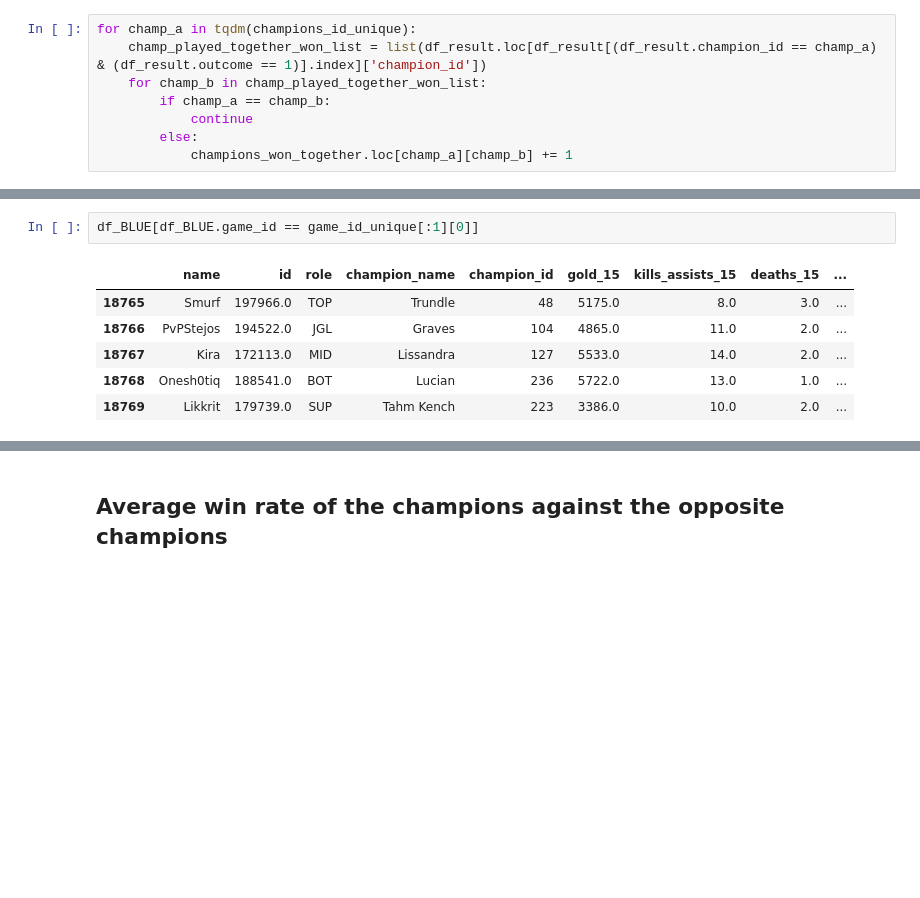
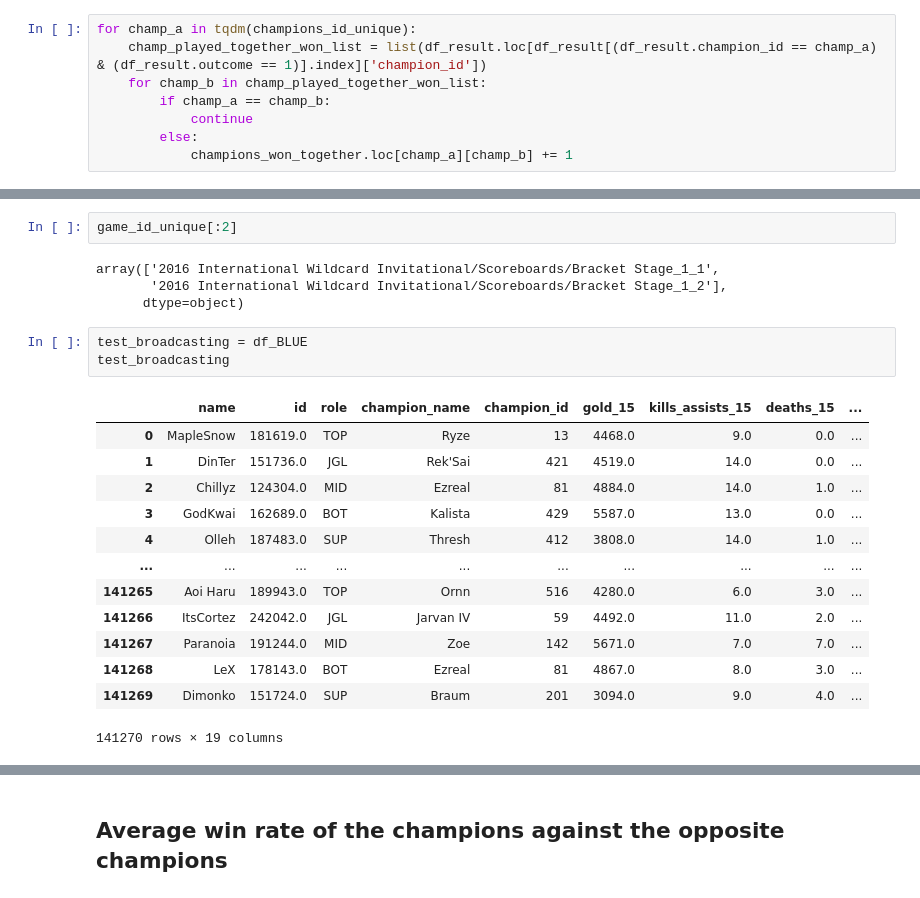
Before and after one commit to stephanyvargas/LoL_winner_predictor, a Jupyter notebook: notebooks/feature_engineer_Stephy.ipynb, the cells around one changed output, grey strips where cells are left out. Cells and saved outputs as stored; diff of their text form; blank space fills up the shorter version.

```diff
--- a/notebooks/feature_engineer_Stephy.ipynb
+++ b/notebooks/feature_engineer_Stephy.ipynb
@@ -342,9 +345,23 @@ sns.heatmap(champions_won_percentage.loc[75:100, 75:100], annot=True)#, cmap='Rd
+# %%
+game_id_unique[:2]
+# %% [output]
+array(['2016 International Wildcard Invitational/Scoreboards/Bracket Stage_1_1',
+       '2016 International Wildcard Invitational/Scoreboards/Bracket Stage_1_2'],
+      dtype=object)
 # %%
-df_BLUE[df_BLUE.game_id == game_id_unique[:1][0]]
+test_broadcasting = df_BLUE
+test_broadcasting
 # %% [output]
 |  | name | id | role | champion_name | champion_id | gold_15 | kills_assists_15 | deaths_15 | ... |
-| 18765 | Smurf | 197966.0 | TOP | Trundle | 48 | 5175.0 | 8.0 | 3.0 | ... |
-| 18766 | PvPStejos | 194522.0 | JGL | Graves | 104 | 4865.0 | 11.0 | 2.0 | ... |
-| 18767 | Kira | 172113.0 | MID | Lissandra | 127 | 5533.0 | 14.0 | 2.0 | ... |
-| 18768 | Onesh0tiq | 188541.0 | BOT | Lucian | 236 | 5722.0 | 13.0 | 1.0 | ... |
-| 18769 | Likkrit | 179739.0 | SUP | Tahm Kench | 223 | 3386.0 | 10.0 | 2.0 | ... |
+| 0 | MapleSnow | 181619.0 | TOP | Ryze | 13 | 4468.0 | 9.0 | 0.0 | ... |
+| 1 | DinTer | 151736.0 | JGL | Rek'Sai | 421 | 4519.0 | 14.0 | 0.0 | ... |
+| 2 | Chillyz | 124304.0 | MID | Ezreal | 81 | 4884.0 | 14.0 | 1.0 | ... |
+| 3 | GodKwai | 162689.0 | BOT | Kalista | 429 | 5587.0 | 13.0 | 0.0 | ... |
+| 4 | Olleh | 187483.0 | SUP | Thresh | 412 | 3808.0 | 14.0 | 1.0 | ... |
+| ... | ... | ... | ... | ... | ... | ... | ... | ... | ... |
+| 141265 | Aoi Haru | 189943.0 | TOP | Ornn | 516 | 4280.0 | 6.0 | 3.0 | ... |
+| 141266 | ItsCortez | 242042.0 | JGL | Jarvan IV | 59 | 4492.0 | 11.0 | 2.0 | ... |
+| 141267 | Paranoia | 191244.0 | MID | Zoe | 142 | 5671.0 | 7.0 | 7.0 | ... |
+| 141268 | LeX | 178143.0 | BOT | Ezreal | 81 | 4867.0 | 8.0 | 3.0 | ... |
+| 141269 | Dimonko | 151724.0 | SUP | Braum | 201 | 3094.0 | 9.0 | 4.0 | ... |
+141270 rows × 19 columns
```
Also changed, not shown: parts of 34 cells of this notebook.
